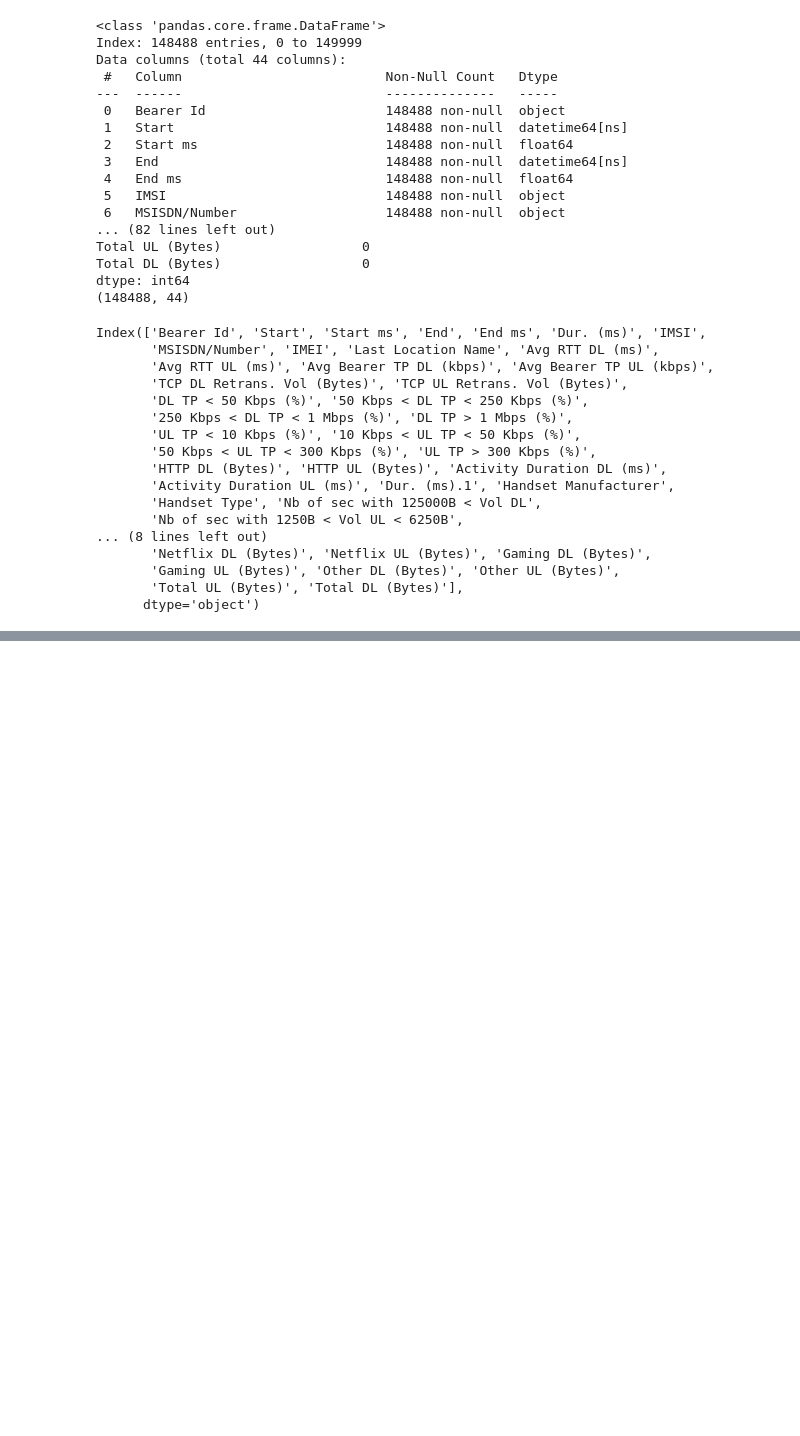
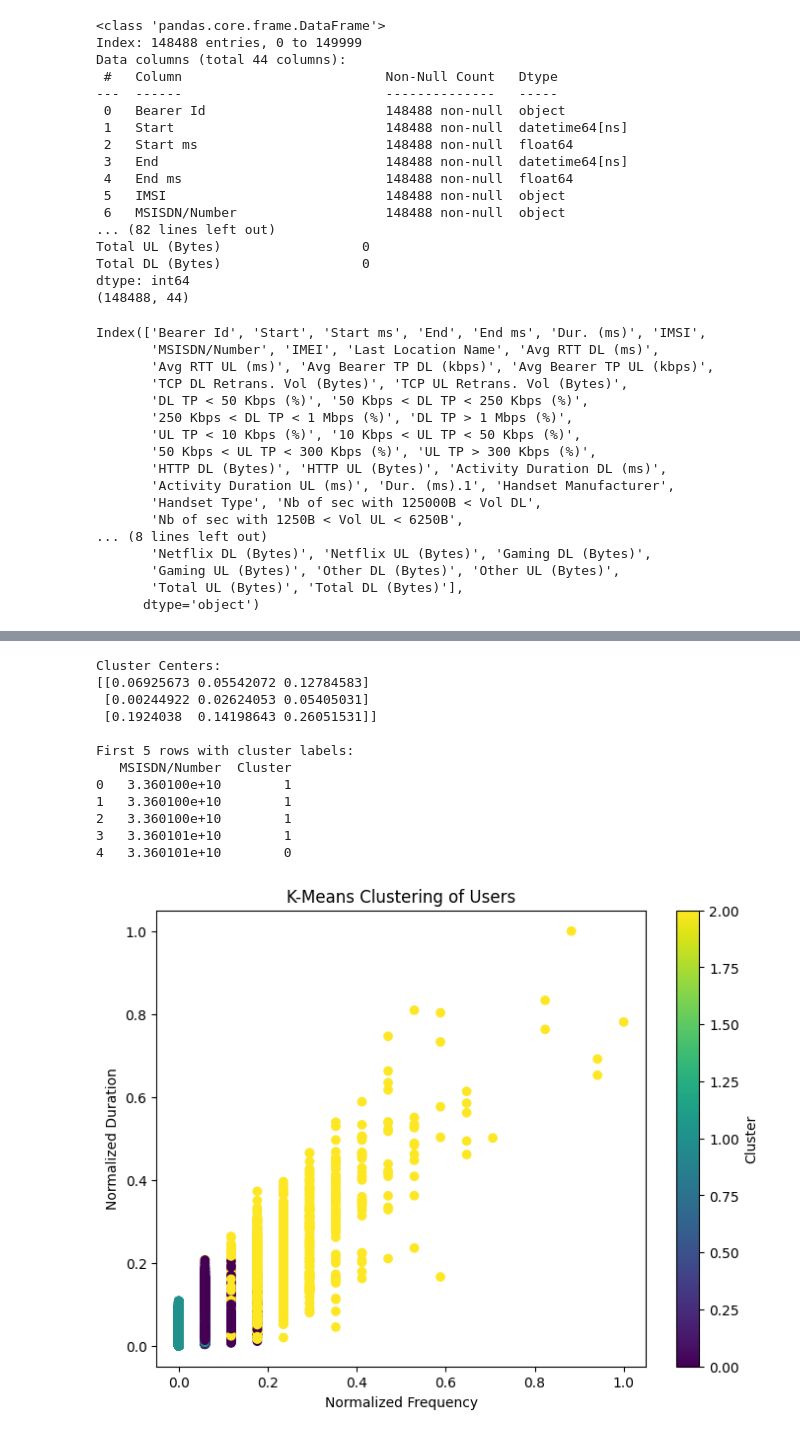
Before and after one commit to Tsebaot-Girma/TellCo-Telecom-Analysis, a Jupyter notebook: notebooks/user_engagement_analysis.ipynb, the cells around one changed output, grey strips where cells are left out. Cells and saved outputs as stored; diff of their text form; code cells hidden in the pictures; blank space fills up the shorter version.

```diff
--- a/notebooks/user_engagement_analysis.ipynb
+++ b/notebooks/user_engagement_analysis.ipynb
@@ -93,0 +234,40 @@ Index(['Bearer Id', 'Start', 'Start ms', 'End', 'End ms', 'Dur. (ms)', 'IMSI',
+# %%
+
+
+# Normalize and apply k-means
+#normalized_metrics = normalized_data.copy()
+normalized_metrics['MSISDN/Number'] = engagement_metrics['MSISDN/Number'].values  # Add this line
+
+
+# Assign cluster labels to normalized_metrics
+#normalized_metrics['Cluster'] = kmeans.labels_
+
+# Optimal k from the elbow method
+optimal_k = 3
+
+# Apply K-Means clustering
+normalized_metrics, cluster_centers = apply_kmeans_clustering(normalized_metrics, optimal_k)
+
+# Show the cluster centers and the assigned cluster labels
+print("Cluster Centers:")
+print(cluster_centers)
+
+print("\nFirst 5 rows with cluster labels:")
+print(normalized_metrics[['MSISDN/Number', 'Cluster']].head())
+
+# Visualize the clusters
+visualize_clusters(normalized_metrics, 'normalized_frequency', 'normalized_duration')
+# %% [output]
+Cluster Centers:
+[[0.06925673 0.05542072 0.12784583]
+ [0.00244922 0.02624053 0.05405031]
+ [0.1924038  0.14198643 0.26051531]]
+
+First 5 rows with cluster labels:
+   MSISDN/Number  Cluster
+0   3.360100e+10        1
+1   3.360100e+10        1
+2   3.360100e+10        1
+3   3.360101e+10        1
+4   3.360101e+10        0
+[figure, added]
```
Also changed, not shown: parts of 10 cells of this notebook, 2 other files.
